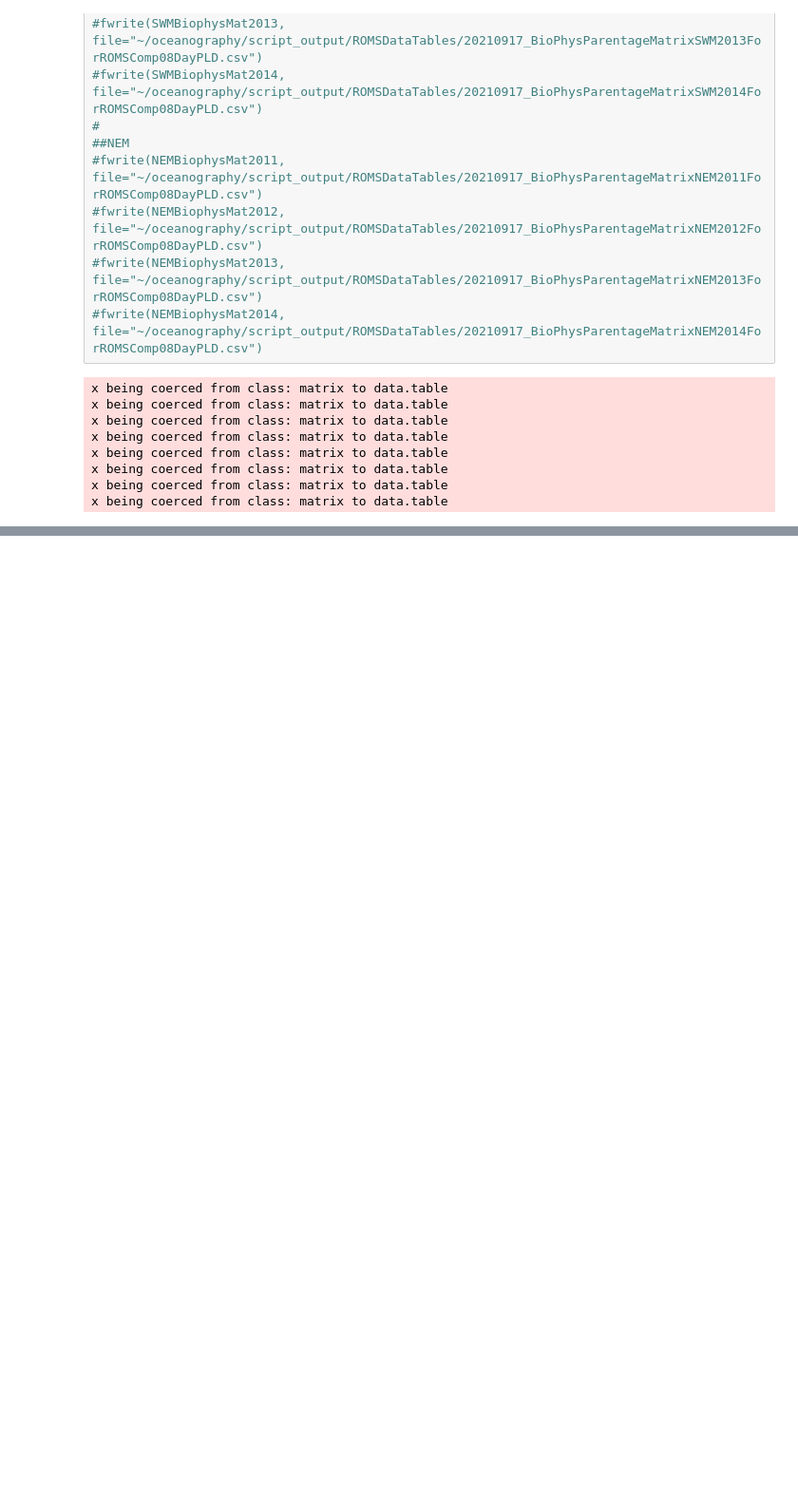
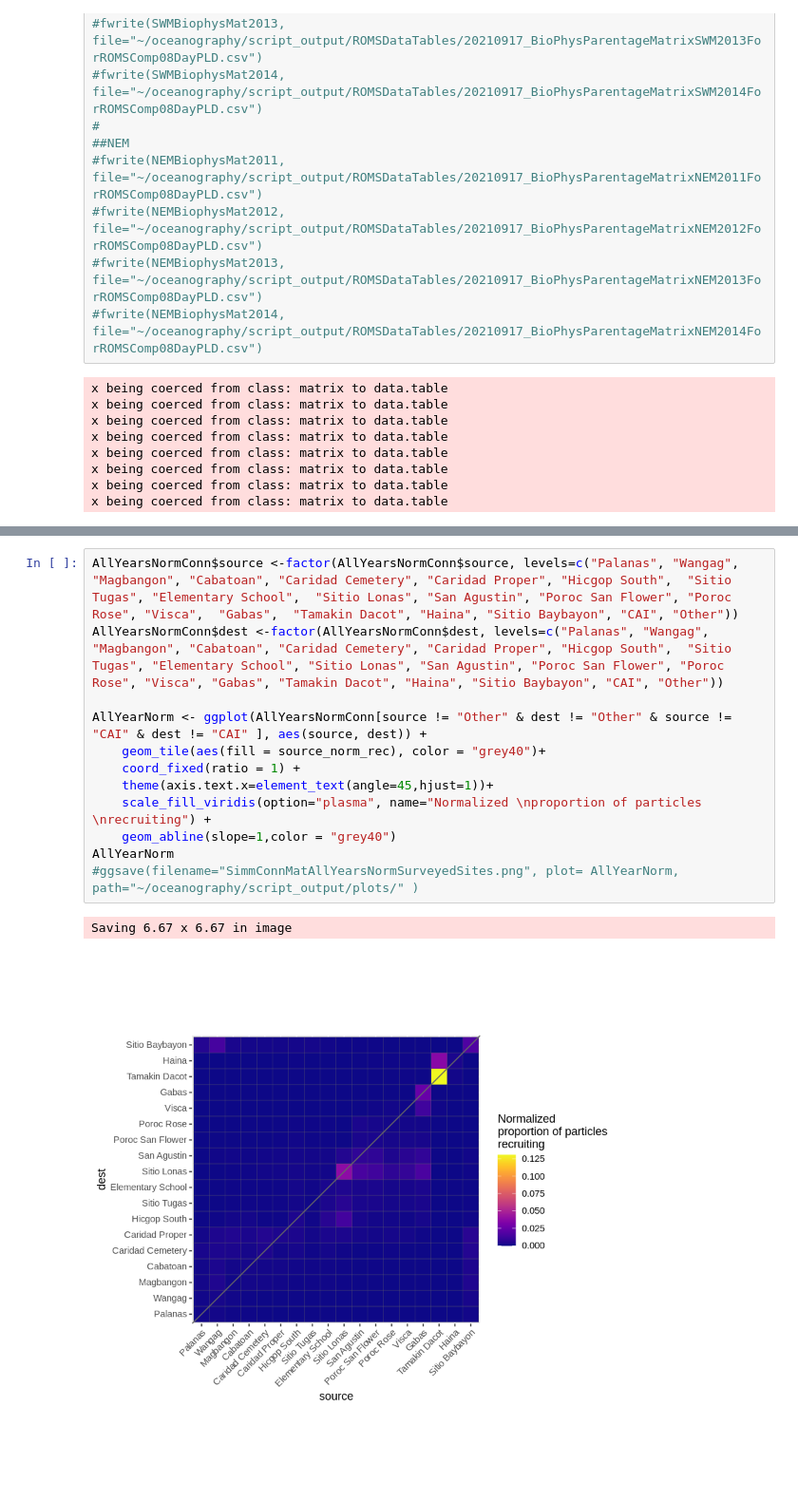
Before and after one commit to pinskylab/CamotesROMS, a Jupyter notebook: notebooks/format_data.ipynb, the cells around one changed output, grey strips where cells are left out. Shown at 95% size. Saved outputs shown, nothing was run; the diff lists cells and outputs as text; blank space fills up the shorter version.

```diff
--- a/notebooks/format_data.ipynb
+++ b/notebooks/format_data.ipynb
@@ -1161,0 +1269,15 @@ x being coerced from class: matrix to data.table
+# %%
+AllYearsNormConn$source <-factor(AllYearsNormConn$source, levels=c("Palanas", "Wangag",  "Magbangon", "Cabatoan", "Caridad Cemetery", "Caridad Proper", "Hicgop South",  "Sitio Tugas", "Elementary School",  "Sitio Lonas", "San Agustin", "Poroc San Flower", "Poroc Rose", "Visca",  "Gabas",  "Tamakin Dacot", "Haina", "Sitio Baybayon", "CAI", "Other"))
+AllYearsNormConn$dest <-factor(AllYearsNormConn$dest, levels=c("Palanas", "Wangag", "Magbangon", "Cabatoan", "Caridad Cemetery", "Caridad Proper", "Hicgop South",  "Sitio Tugas", "Elementary School", "Sitio Lonas", "San Agustin", "Poroc San Flower", "Poroc Rose", "Visca", "Gabas", "Tamakin Dacot", "Haina", "Sitio Baybayon", "CAI", "Other"))
+
+AllYearNorm <- ggplot(AllYearsNormConn[source != "Other" & dest != "Other" & source != "CAI" & dest != "CAI" ], aes(source, dest)) +
+    geom_tile(aes(fill = source_norm_rec), color = "grey40")+
+    coord_fixed(ratio = 1) +
+    theme(axis.text.x=element_text(angle=45,hjust=1))+
+    scale_fill_viridis(option="plasma", name="Normalized \nproportion of particles \nrecruiting") +
+    geom_abline(slope=1,color = "grey40")
+AllYearNorm
+#ggsave(filename="SimmConnMatAllYearsNormSurveyedSites.png", plot= AllYearNorm, path="~/oceanography/script_output/plots/" )
+# %% [output]
+Saving 6.67 x 6.67 in image
+[figure, added]
```
Also changed, not shown: parts of 6 cells of this notebook.
